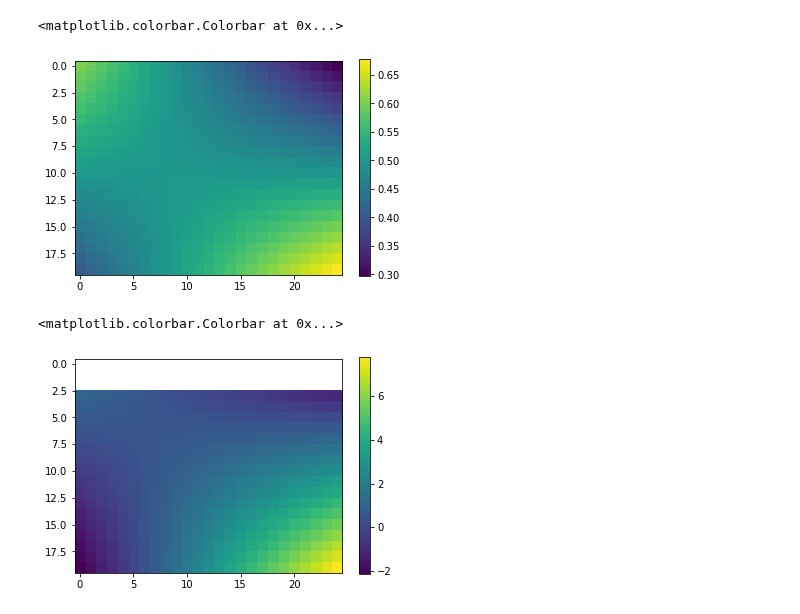
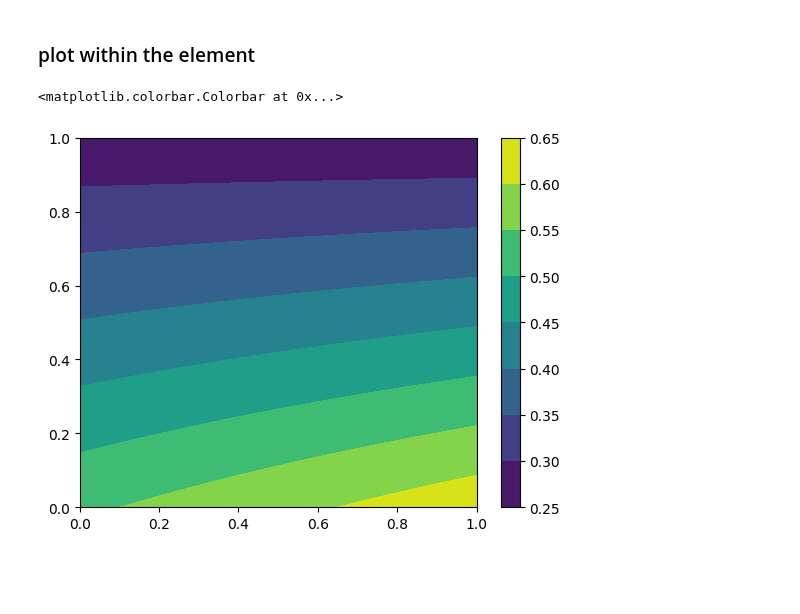
Before and after one commit to chrishavlin/yt_scratch, a Jupyter notebook: notebooks/dev/mesh_stuff.ipynb, the cells around one changed output. Cells and saved outputs as stored; diff of their text form; code cells hidden in the pictures; blank space fills up the shorter version.

```diff
--- a/notebooks/dev/mesh_stuff.ipynb
+++ b/notebooks/dev/mesh_stuff.ipynb
@@ -82,3 +58,5 @@ assert(np.allclose(sampled_values, z_samples * 5.0))
+# %% [markdown]
+### plot within the element
 # %%
 
 x0 = np.linspace(0,1,20)
@@ -93,34 +71,8 @@ sampled_values = sampled_values.reshape(xg.shape)
 # %%
 import matplotlib.pyplot as plt
 
-plt.imshow(sampled_values[:,:,0])
+plt.contourf(y0, x0, sampled_values[:,:,0])
 plt.colorbar()
 # %% [output]
 <matplotlib.colorbar.Colorbar at 0x...>
-[figure, old version]
+[figure, new version]
-# %%
-
-verts = [[0.2, 0.2, 0.],
-         [0.4, 0.2, 0.],
-         [0.4, 0.4, 0.],
-         [0.2, 0.4, 0.],
-         [0.2, 0.2, 1.],
-         [0.4, 0.2, 1.],
-         [0.4, 0.4, 1.],
-         [0.2, 0.4, 1.]]
-verts = np.array(verts)
-
-
-sampled_values = hex_sampler.sample_at_real_points(verts, field_vals, positions_to_sample)
-sampled_values = sampled_values.reshape(xg.shape)
-
-unit_dists = hex_sampler.map_reals_to_unit(verts, positions_to_sample)
-maskvals = np.sum(unit_dists < 0,axis=1) + np.sum(unit_dists>1, axis=1)
-sampled_values[maskvals] = np.nan
-import matplotlib.pyplot as plt
-
-plt.imshow(sampled_values[:,:,0])
-plt.colorbar()
-# %% [output]
-<matplotlib.colorbar.Colorbar at 0x...>
-[figure, removed]
```
Also changed, not shown: parts of 29 cells of this notebook.
